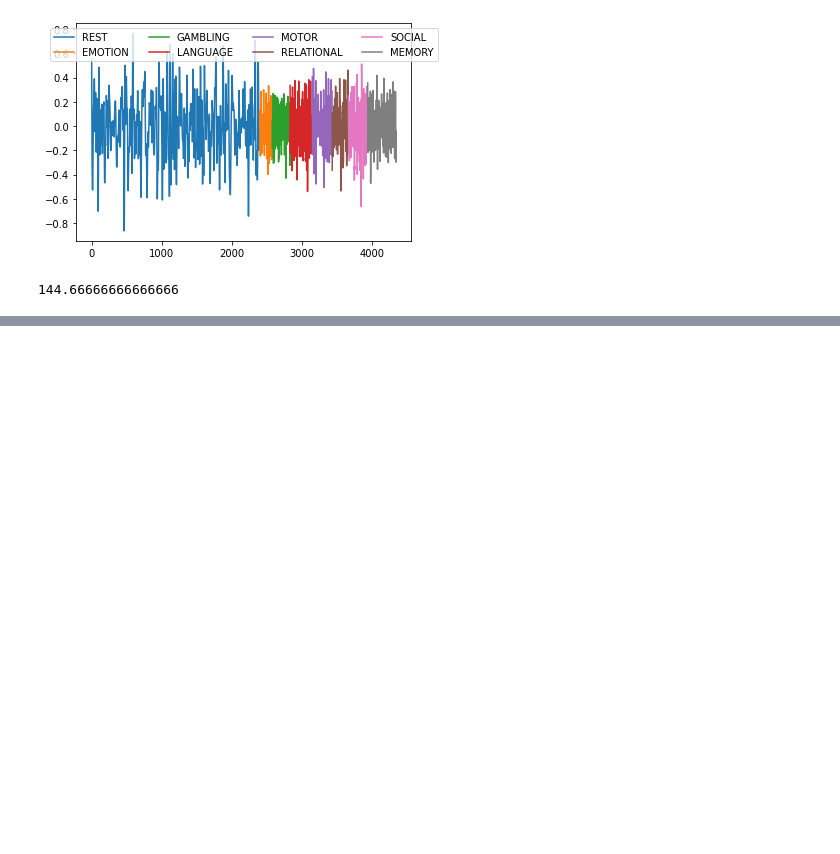
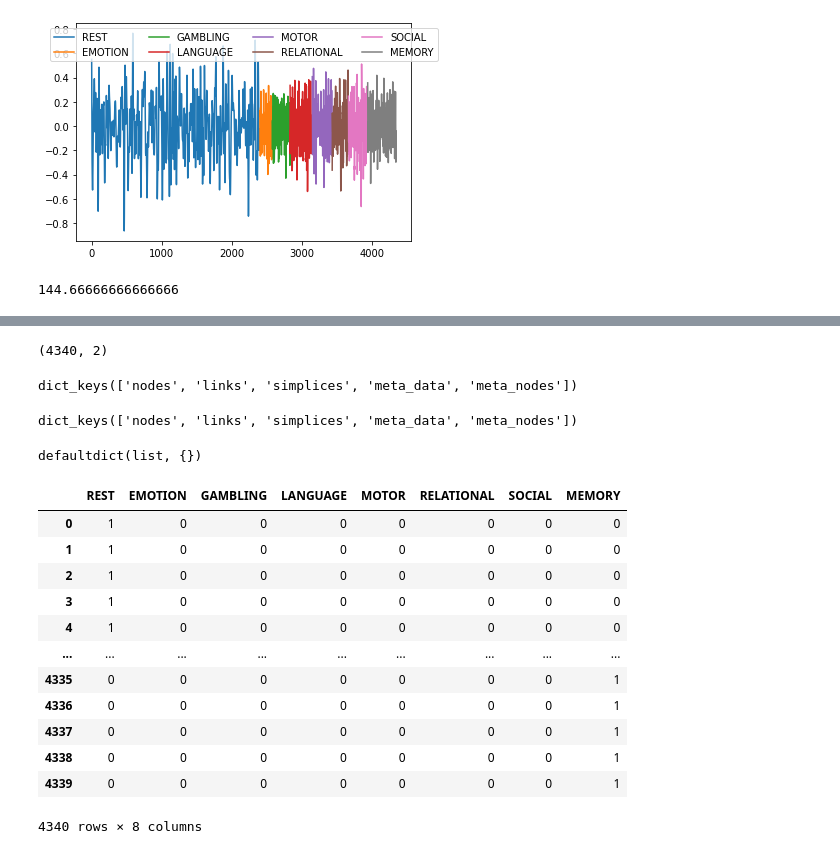
Before and after one commit to simonepoetto/CSSS22-TDA, a Jupyter notebook: code/haildata.ipynb, the cells around one changed output, grey strips where cells are left out. Cells and saved outputs as stored; diff of their text form; code cells hidden in the pictures; blank space fills up the shorter version.

```diff
--- a/code/haildata.ipynb
+++ b/code/haildata.ipynb
@@ -91,3 +91,35 @@ Created 1106 edges and 307 nodes in 0:00:00.561884.
 Already serving localhost:None
 [Force Graph] file:///home/poetz/Desktop/PhD/Projects/Projects%20CSSS/TDA/CSSS22-TDA/code/dyneusr_output.html
 DyNeuGraph()
+# %%
+lens.shape
+# %% [output]
+(4340, 2)
+# %%
+graph.keys()
+# %% [output]
+dict_keys(['nodes', 'links', 'simplices', 'meta_data', 'meta_nodes'])
+# %%
+graph.keys()
+# %% [output]
+dict_keys(['nodes', 'links', 'simplices', 'meta_data', 'meta_nodes'])
+# %%
+graph['meta_nodes']
+# %% [output]
+defaultdict(list, {})
+# %%
+y
+# %% [output]
+|  | REST | EMOTION | GAMBLING | LANGUAGE | MOTOR | RELATIONAL | SOCIAL | MEMORY |
+| 0 | 1 | 0 | 0 | 0 | 0 | 0 | 0 | 0 |
+| 1 | 1 | 0 | 0 | 0 | 0 | 0 | 0 | 0 |
+| 2 | 1 | 0 | 0 | 0 | 0 | 0 | 0 | 0 |
+| 3 | 1 | 0 | 0 | 0 | 0 | 0 | 0 | 0 |
+| 4 | 1 | 0 | 0 | 0 | 0 | 0 | 0 | 0 |
+| ... | ... | ... | ... | ... | ... | ... | ... | ... |
+| 4335 | 0 | 0 | 0 | 0 | 0 | 0 | 0 | 1 |
+| 4336 | 0 | 0 | 0 | 0 | 0 | 0 | 0 | 1 |
+| 4337 | 0 | 0 | 0 | 0 | 0 | 0 | 0 | 1 |
+| 4338 | 0 | 0 | 0 | 0 | 0 | 0 | 0 | 1 |
+| 4339 | 0 | 0 | 0 | 0 | 0 | 0 | 0 | 1 |
+4340 rows × 8 columns
```
Also changed, not shown: parts of 6 cells of this notebook, 36 other files.
